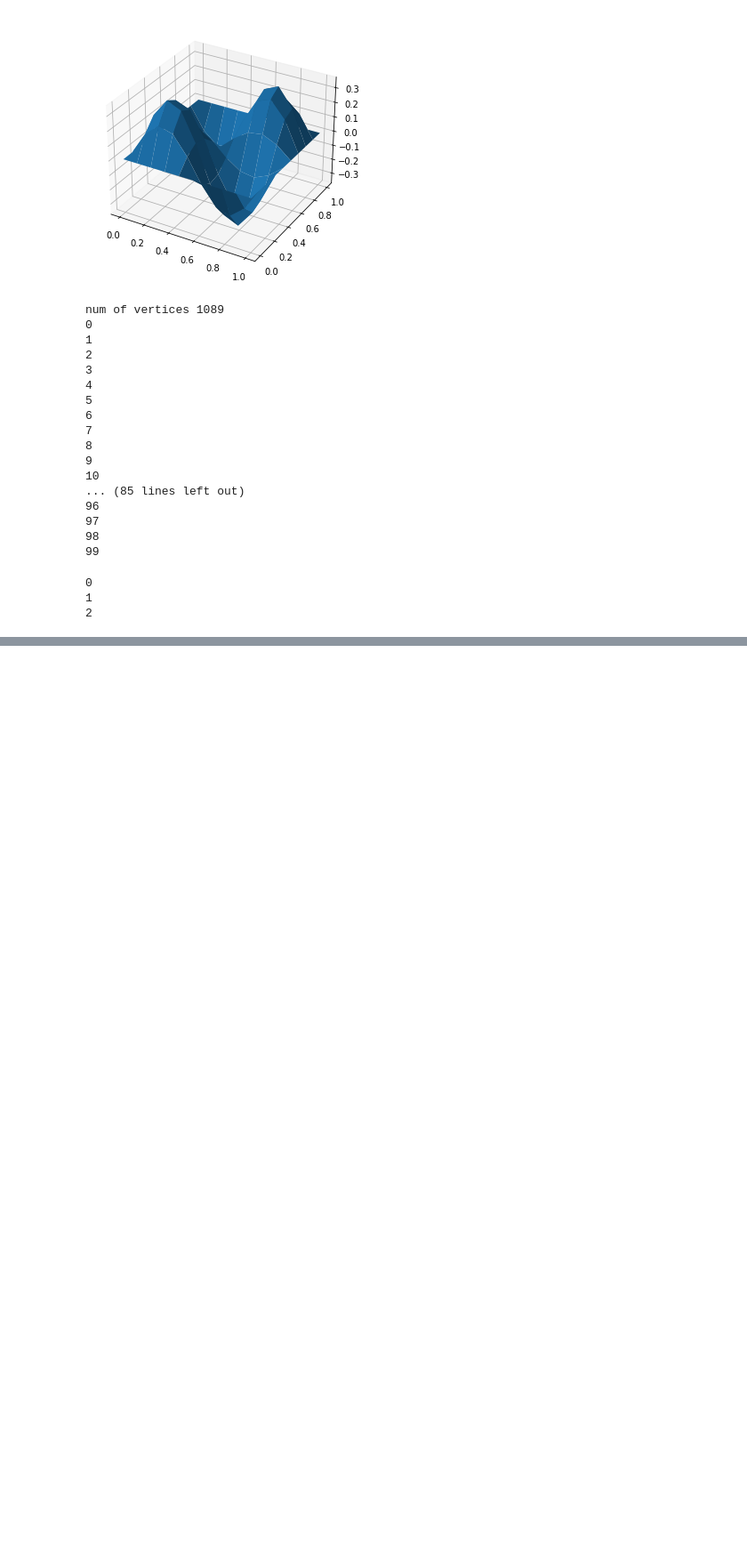
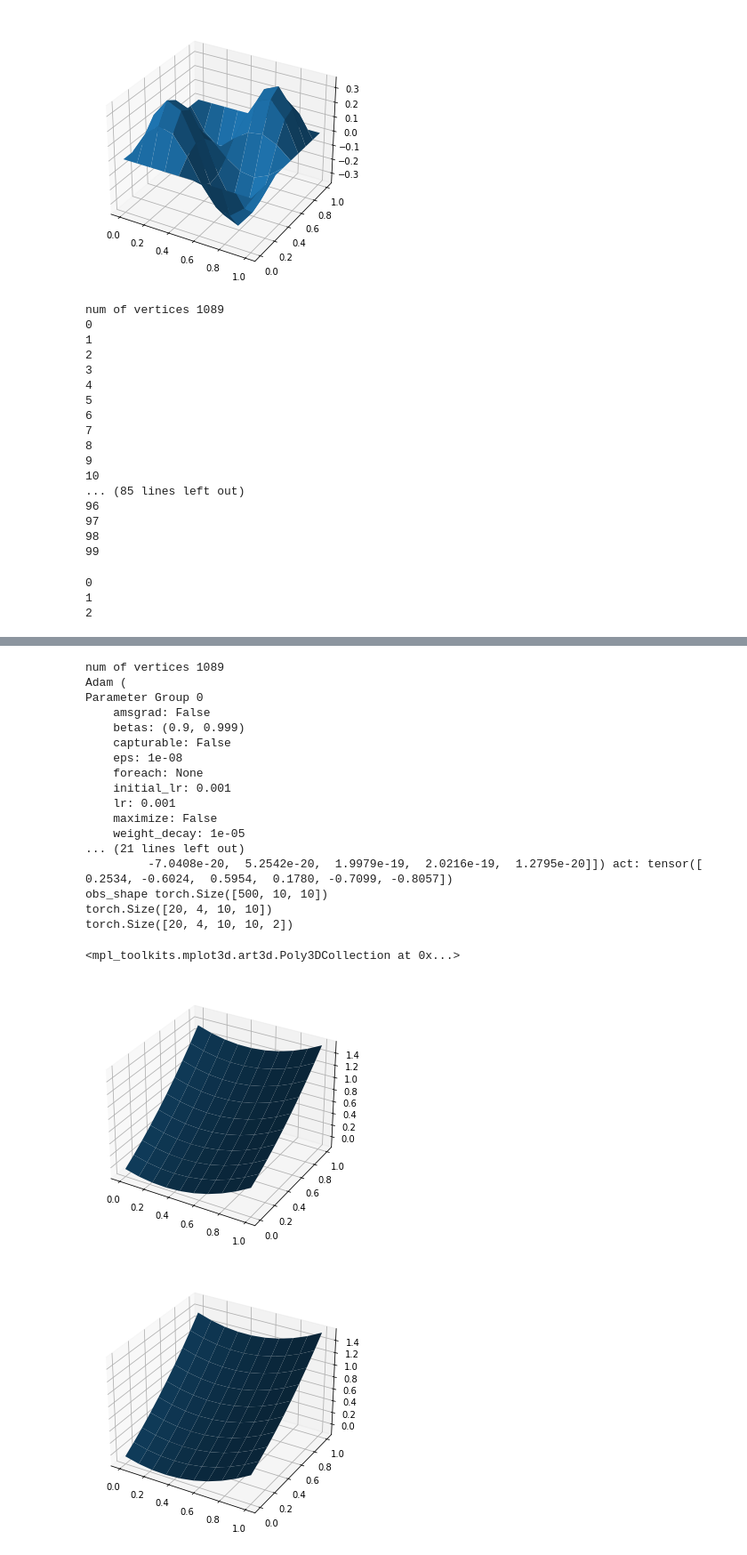
Before and after one commit to yl602019618/Heat_Control, a Jupyter notebook: main/POMDP/SFNO/Untitled-1.ipynb, the cells around one changed output, grey strips where cells are left out. Shown at 89% size. Drawn from its saved outputs; the diff is of its cells as text; code cells hidden in the pictures; blank space fills up the shorter version.

```diff
--- a/main/POMDP/SFNO/Untitled-1.ipynb
+++ b/main/POMDP/SFNO/Untitled-1.ipynb
@@ -246,0 +217,60 @@ tensor([[0.7366],
+# %%
+import torch
+import torch.nn as nn
+import gym
+import Heat
+import numpy as np
+import torch.optim as optim
+from torch.optim import lr_scheduler
+from torch.utils.data import DataLoader
+
+from main_PIPOMDP import heat_eqn
+
+device = torch.device('cpu')
+model = heat_eqn(exp_step = 300, total_step = 10000,update_freq_model = 10 , update_freq_policy = 10, device = device)
+model.init_variable()
+print(model.optimizer)
+model.exp_step()
+print('ptr',model.data_real.ptr)
+print('ptr',model.data_real.ptr,'obs:',model.data_real.obs_buf[model.data_real.ptr-1],'act:',model.data_real.act_buf[model.data_real.ptr-1])
+print('obs_shape',model.data_real.obs_buf.shape) # 500,10,10
+
+a,xy ,a_c= model.train_SFNO_test(n_step = 5,batch_size=20)
+print(model.grid.shape) # batch_size , n_step-1 , gridx, gridy , 2
+a_c = a_c.numpy()
+a = a.numpy()
+xy = xy.numpy()
+X = xy[:,:,0]
+Y = xy[:,:,1]
+a_true = a_c[0] + a_c[1]*X+a_c[2]*Y +a_c[3]*X*X+a_c[4]*Y*Y+ a_c[5]*X*Y
+
+from mpl_toolkits.mplot3d import Axes3D
+import matplotlib.pyplot as plt
+fig = plt.figure()
+ax3d = Axes3D(fig)
+ax3d.plot_surface(X,Y,a)
+
+fig = plt.figure()
+ax3d = Axes3D(fig)
+ax3d.plot_surface(X,Y,a_true)
+# %% [output]
+num of vertices 1089
+Adam (
+Parameter Group 0
+    amsgrad: False
+    betas: (0.9, 0.999)
+    capturable: False
+    eps: 1e-08
+    foreach: None
+    initial_lr: 0.001
+    lr: 0.001
+    maximize: False
+    weight_decay: 1e-05
+... (21 lines left out)
+         -7.0408e-20,  5.2542e-20,  1.9979e-19,  2.0216e-19,  1.2795e-20]]) act: tensor([ 0.2534, -0.6024,  0.5954,  0.1780, -0.7099, -0.8057])
+obs_shape torch.Size([500, 10, 10])
+torch.Size([20, 4, 10, 10])
+torch.Size([20, 4, 10, 10, 2])
+<mpl_toolkits.mplot3d.art3d.Poly3DCollection at 0x...>
+[figure, added]
+[figure, added]
```
Also changed, not shown: parts of 6 cells of this notebook, 9 other files.
